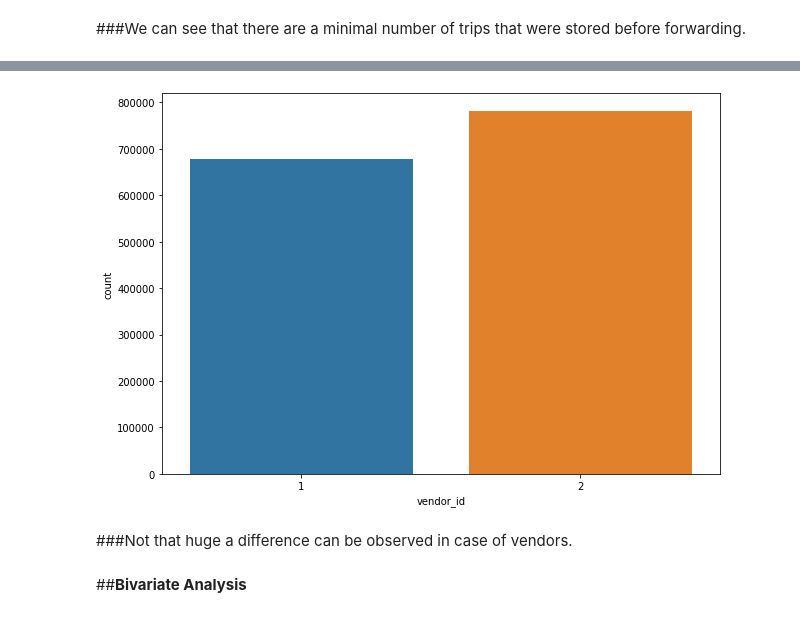
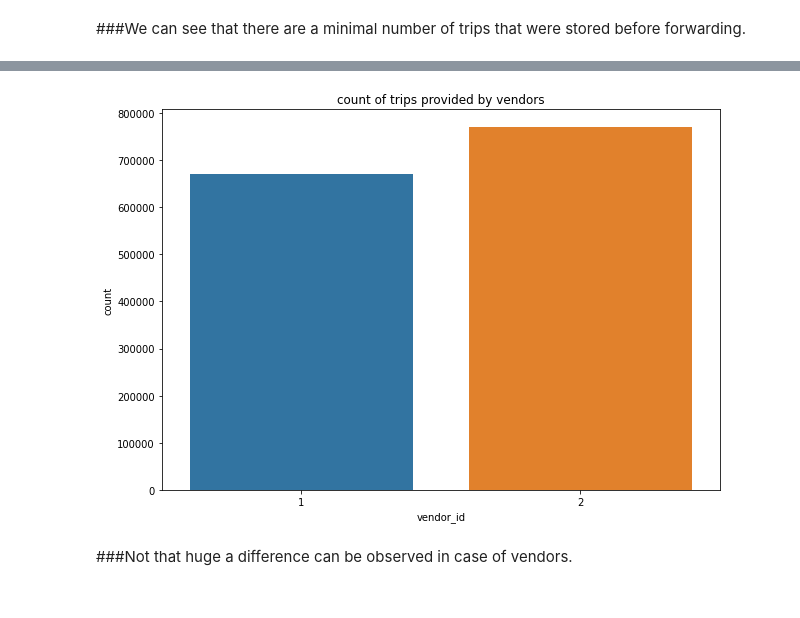
Before and after one commit to skaty5678/NYC-Taxi-Trip-Time-Prediction, a Jupyter notebook: NYC_Taxi_Trip_Time_Prediction_SANJEEV_KUMAR_THAKUR.ipynb, the cells around one changed output, grey strips where cells are left out. Drawn from its saved outputs; the diff is of its cells as text; code cells hidden in the pictures.

```diff
--- a/NYC_Taxi_Trip_Time_Prediction_SANJEEV_KUMAR_THAKUR.ipynb
+++ b/NYC_Taxi_Trip_Time_Prediction_SANJEEV_KUMAR_THAKUR.ipynb
@@ -159,0 +220,3 @@ df[["pickup_datetime", "dropoff_datetime"]] = df[["pickup_datetime", "dropoff_da
+# %%
+df = df[~(df.speed < 1)]
+df = df[~(df.speed > 110)]
@@ -160,3 +240,6 @@ df[["pickup_datetime", "dropoff_datetime"]] = df[["pickup_datetime", "dropoff_da
+# %%
+df = df[df.passenger_count <=6]
+df['passenger_count'] = df.passenger_count.map(lambda x: 1 if x == 0 else x)
 # %%
 df.passenger_count.value_counts()
 # %% [output]
@@ -268,0 +338,4 @@ sns.boxplot(df['trip_duration'], orient='horizontal')
+# %%
+df = df[df.trip_duration <= 86392]
+# %%
+df = df[~(df.trip_duration <= 60)]
@@ -269,10 +349,9 @@ sns.boxplot(df['trip_duration'], orient='horizontal')
 # %%
 plt.figure(figsize=(10,7))
 sns.countplot(x='vendor_id',data=df)
+plt.title('count of trips provided by vendors')
 plt.show()
 # %% [output]
-[figure, old version]
+[figure, new version]
 # %% [markdown]
 ###Not that huge a difference can be observed in case of vendors.
-# %% [markdown]
-##**Bivariate Analysis**
```
Also changed, not shown: parts of 59 cells of this notebook.
